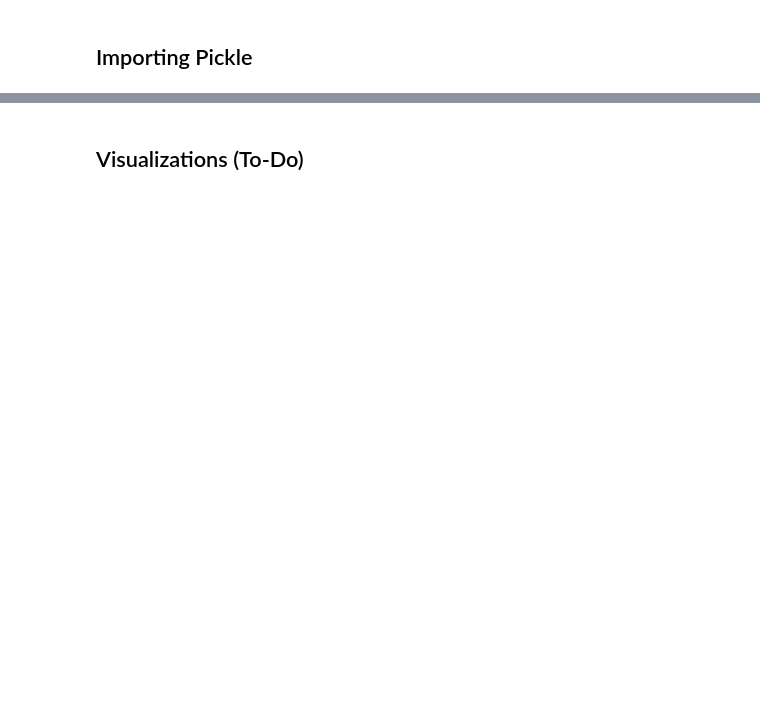
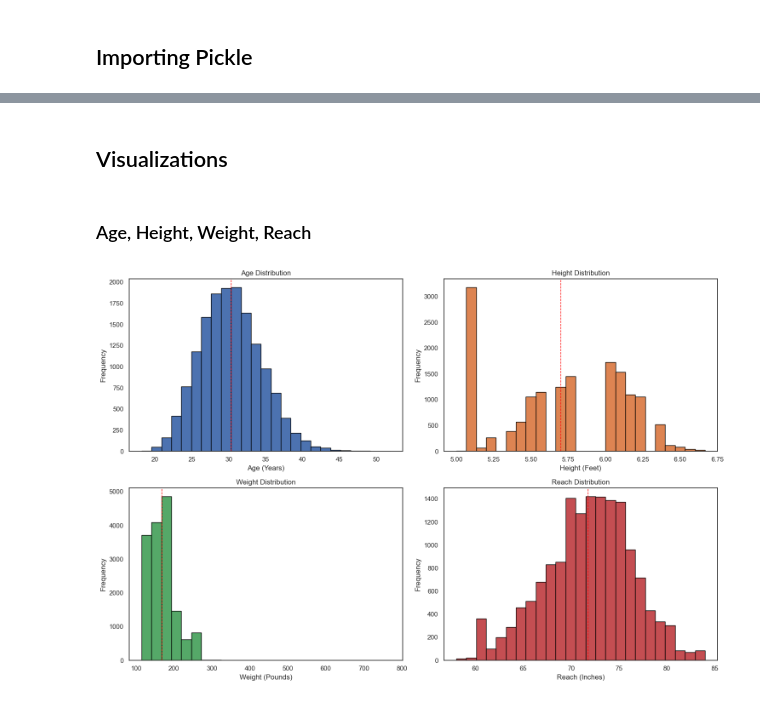
Before and after one commit to bryguan-berkeley/UFC-Fight-Winner-Prediction-Model, a Jupyter notebook: 4 - Exploring.ipynb, the cells around one changed output, grey strips where cells are left out. Saved outputs shown, nothing was run; the diff lists cells and outputs as text; code cells hidden in the pictures; blank space fills up the shorter version.

```diff
--- a/4 - Exploring.ipynb
+++ b/4 - Exploring.ipynb
@@ -21,2 +100,2 @@ with open('df.pkl', 'rb') as f:
 # %% [markdown]
-## Visualizations (To-Do)
+## Visualizations
@@ -24,0 +102,55 @@ with open('df.pkl', 'rb') as f:
+# %% [markdown]
+### Age, Height, Weight, Reach
+# %%
+# Set Theme
+sns.set_theme(style="white")
+
+# Create Subplots
+fig, axes = plt.subplots(2, 2, figsize=(15, 10))
+
+# Plot Histograms
+# Age
+ages.hist(bins=25, edgecolor='black', color=sns.color_palette("deep")[0], ax=axes[0, 0])
+mean_age = ages.mean()
+# Add Mean Line
+axes[0, 0].axvline(mean_age, color='red', linestyle='dashed', linewidth=1)
+axes[0, 0].set_title('Age Distribution')
+axes[0, 0].set_xlabel('Age (Years)')
+axes[0, 0].set_ylabel('Frequency')
+axes[0, 0].grid(False)
+
+# Height
+heights.hist(bins=25, edgecolor='black', color=sns.color_palette("deep")[1], ax=axes[0, 1])
+mean_height = heights.mean()
+# Add Mean Line
+axes[0, 1].axvline(mean_height, color='red', linestyle='dashed', linewidth=1)
+axes[0, 1].set_title('Height Distribution')
+axes[0, 1].set_xlabel('Height (Feet)')
+axes[0, 1].set_ylabel('Frequency')
+axes[0, 1].grid(False)
+
+# Weight
+weights.hist(bins=25, edgecolor='black', color=sns.color_palette("deep")[2], ax=axes[1, 0])
+mean_weight = weights.mean()
+# Add Mean Line
+axes[1, 0].axvline(mean_weight, color='red', linestyle='dashed', linewidth=1)
+axes[1, 0].set_title('Weight Distribution')
+axes[1, 0].set_xlabel('Weight (Pounds)')
+axes[1, 0].set_ylabel('Frequency')
+axes[1, 0].grid(False)
+
+# Reach
+reaches.hist(bins=25, edgecolor='black', color=sns.color_palette("deep")[3], ax=axes[1, 1])
+mean_reach = reaches.mean()
+# Add Mean Line
+axes[1, 1].axvline(mean_reach, color='red', linestyle='dashed', linewidth=1)
+axes[1, 1].set_title('Reach Distribution')
+axes[1, 1].set_xlabel('Reach (Inches)')
+axes[1, 1].set_ylabel('Frequency')
+axes[1, 1].grid(False)
+
+# Adjust Layout
+plt.tight_layout()
+plt.show()
+# %% [output]
+[figure, added]
```
Also changed, not shown: parts of 16 cells of this notebook, 7 other files.
